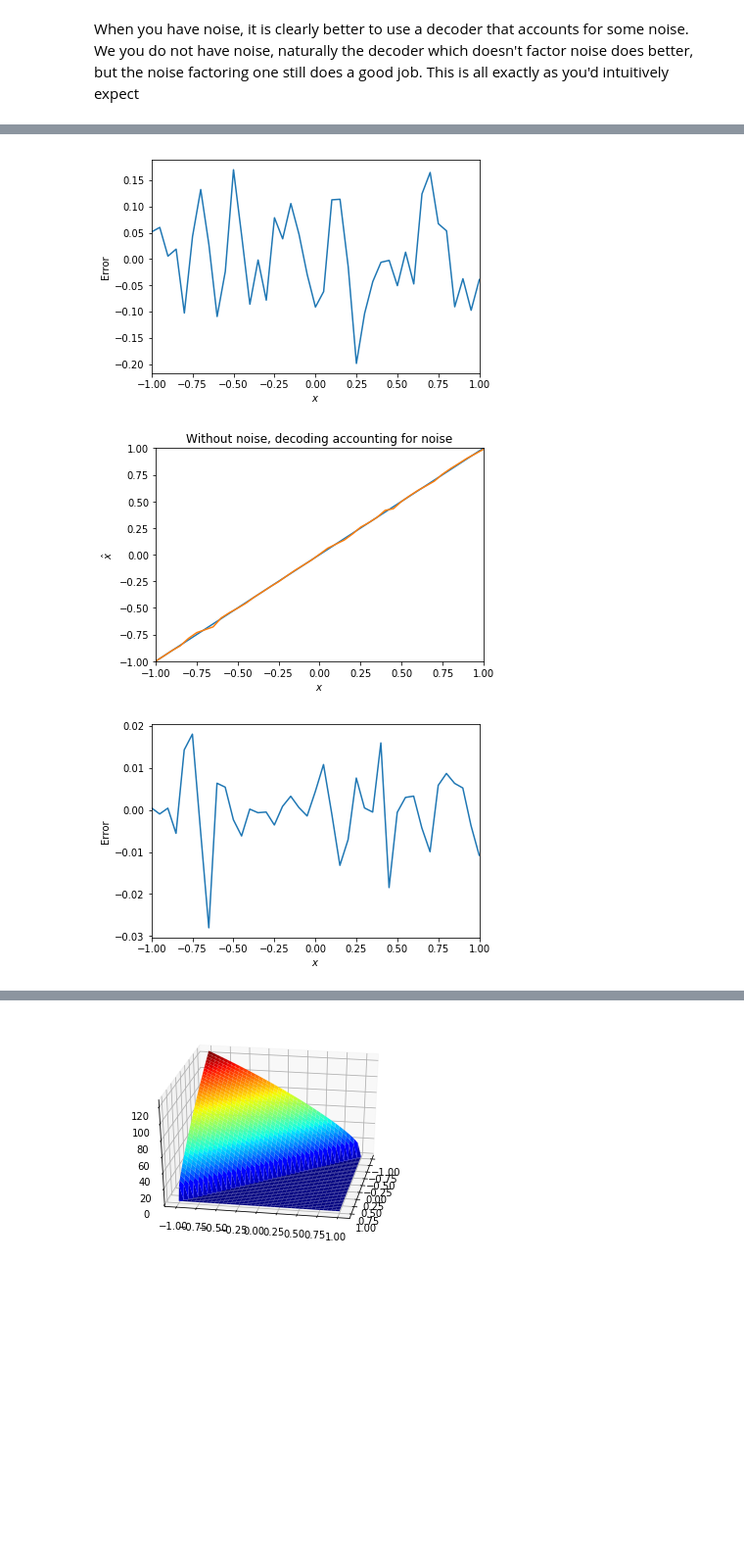
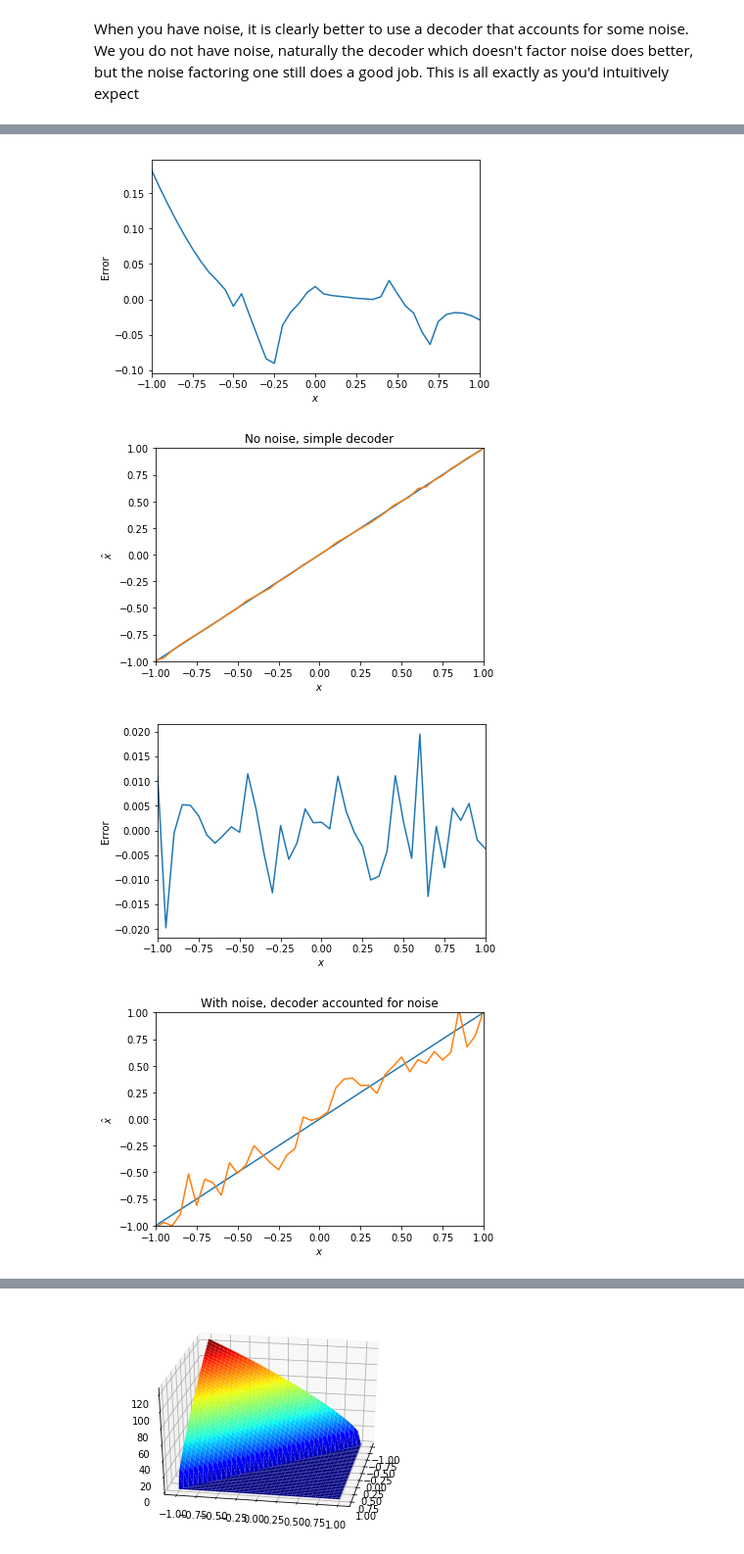
Before and after one commit to parsatorb/SYDE-556, a Jupyter notebook: Representation.ipynb, the cells around one changed output, grey strips where cells are left out. Shown at 98% size. Saved outputs shown, nothing was run; the diff lists cells and outputs as text; code cells hidden in the pictures; blank space fills up the shorter version.

```diff
--- a/Representation.ipynb
+++ b/Representation.ipynb
@@ -309,31 +314,35 @@ D2 = BaseNeuron.decodeIdeal(A, x)
 
 xhat = np.dot(A, D)
 xhat2 = np.dot(A, D2)
+xhat3 = np.dot(An, D)
+xhat4 = np.dot(An, D2)
 error = xhat - x
 error2 = xhat2 - x
+error3 = xhat3 - x
+error4 = xhat4 - x
 
 figure()
 plot(x, x)
 plot(x, xhat)
-title('With noise, decoding accounting for noise')
+title('No noise, decoder accounted for noise')
 xlabel('$x$')
 ylabel('$\hat{x}$')
 ylim(-1, 1)
 xlim(-1, 1)
 
 figure()
-plot(x, error3)
+plot(x, error)
 xlabel('$x$')
 ylabel('Error')
 xlim(-1, 1)
 
 RMSE = np.sqrt(np.average(error**2))
-print('RMSE %g' % RMSE)
+print('No noise, decoder accounted for noise: RMSE %g' % RMSE)
 
 figure()
 plot(x, x)
 plot(x, xhat2)
-title('Without noise, decoding accounting for noise')
+title('No noise, simple decoder')
 xlabel('$x$')
 ylabel('$\hat{x}$')
 ylim(-1, 1)
@@ -346,5 +355,41 @@ ylabel('Error')
 xlim(-1, 1)
 
 RMSE2 = np.sqrt(np.average(error2**2))
-print('RMSE %g' % RMSE2)
+print('No noise, simple decoder: RMSE %g' % RMSE2)
+
+figure()
+plot(x, x)
+plot(x, xhat3)
+title('With noise, decoder accounted for noise')
+xlabel('$x$')
+ylabel('$\hat{x}$')
+ylim(-1, 1)
+xlim(-1, 1)
+
+figure()
+plot(x, error3)
+xlabel('$x$')
+ylabel('Error')
+xlim(-1, 1)
+
+RMSE3 = np.sqrt(np.average(error3**2))
+print('With noise, decoder accounted for noise: RMSE %g' % RMSE3)
+
+figure()
+plot(x, x)
+plot(x, xhat4)
+title('With noise, simple decoder')
+xlabel('$x$')
+ylabel('$\hat{x}$')
+ylim(-1, 1)
+xlim(-1, 1)
+
+figure()
+plot(x, error4)
+xlabel('$x$')
+ylabel('Error')
+xlim(-1, 1)
+
+RMSE4 = np.sqrt(np.average(error4**2))
+print('With noise, simple decoder: RMSE %g' % RMSE4)
 # %% [output]
@@ -354,3 +401,4 @@ RMSE 0.00852889
-[figure, old version]
+[figure, new version]
-[figure, old version]
+[figure, new version]
-[figure, old version]
+[figure, new version]
+[figure, added]
```
Also changed, not shown: parts of 20 cells of this notebook.
